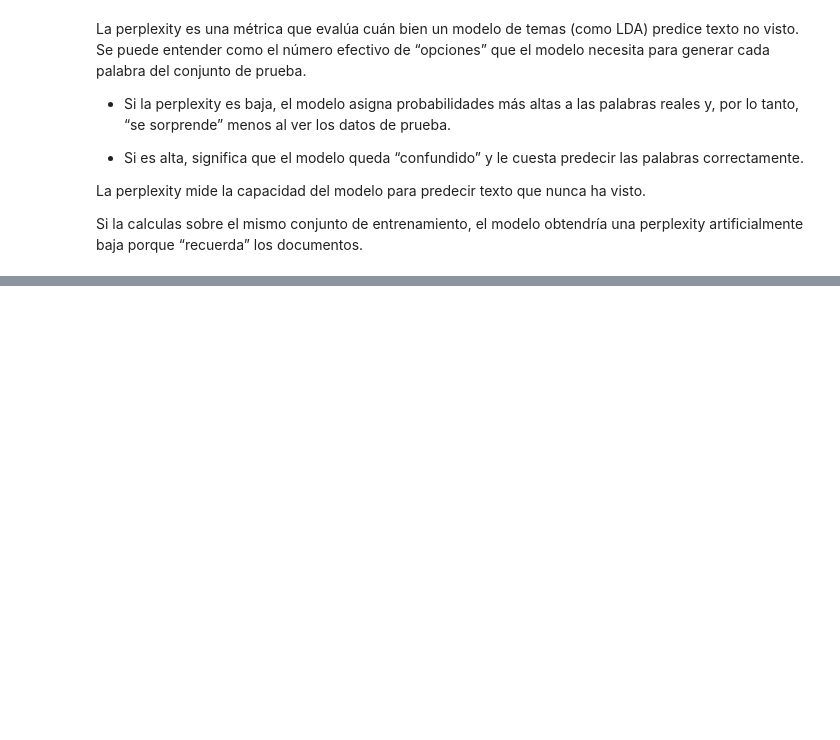
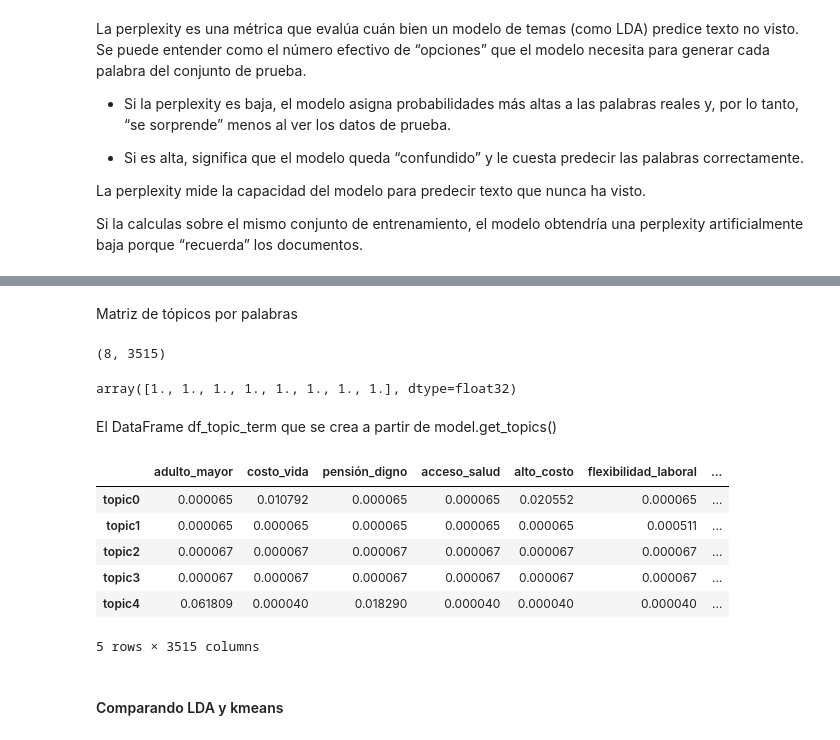
Before and after one commit to ctobar96/Comparando-topic-modeling-y-clustering, a Jupyter notebook: Tarea2_Cristian_Tobar.ipynb, the cells around one changed output, grey strips where cells are left out. Saved outputs shown, nothing was run; the diff lists cells and outputs as text; code cells hidden in the pictures; blank space fills up the shorter version.

```diff
--- a/Tarea2_Cristian_Tobar.ipynb
+++ b/Tarea2_Cristian_Tobar.ipynb
@@ -593,0 +539,19 @@ for idx, topic in hdp.show_topics(formatted=False, num_topics=10):
+# %%
+# Parámetros de entrenamiento
+num_topics = 8     # Número de topicos a extraer
+chunksize = 1000    # Num de documentos procesados en cada lote
+passes = 20         # Cuántas veces recorre todo el corpus
+iterations = 200    # Iteraciones de optimización por lote
+
+# Modelo
+model = gensim.models.ldamodel.LdaModel(
+    corpus= dtm_gensim,     #  representación BoW de tus documentos
+    id2word= diccionario_bigramas,   # mapeo id ↔ token
+    chunksize= chunksize,
+    alpha='auto',
+    eta='auto',
+    iterations= iterations,
+    num_topics= num_topics,
+    passes= passes,
+    random_state= 42 # fija semilla para reproducibilidad
+)
@@ -593,0 +579,3 @@ for idx, topic in hdp.show_topics(formatted=False, num_topics=10):
+# %%
+for i, terms in model.show_topics(formatted=False, num_words=10):
+    print(f"Topic {i}: {[w for w, _ in terms]}")
@@ -593,0 +615,29 @@ for idx, topic in hdp.show_topics(formatted=False, num_topics=10):
+# %% [markdown]
+Matriz de tópicos por palabras
+# %%
+model.get_topics().shape
+# %% [output]
+(8, 3515)
+# %%
+model.get_topics().sum(axis=1)
+# %% [output]
+array([1., 1., 1., 1., 1., 1., 1., 1.], dtype=float32)
+# %% [markdown]
+El DataFrame df_topic_term que se crea a partir de model.get_topics()
+# %%
+df_topic_term = pd.DataFrame(model.get_topics(),
+                             columns=model.id2word.values(),
+                             index=[f'topic{i}' for i in range(model.num_topics)])
+# %%
+# Inspección del dataframe
+df_topic_term.head()
+# %% [output]
+|  | adulto_mayor | costo_vida | pensión_digno | acceso_salud | alto_costo | flexibilidad_laboral | ... |
+| topic0 | 0.000065 | 0.010792 | 0.000065 | 0.000065 | 0.020552 | 0.000065 | ... |
+| topic1 | 0.000065 | 0.000065 | 0.000065 | 0.000065 | 0.000065 | 0.000511 | ... |
+| topic2 | 0.000067 | 0.000067 | 0.000067 | 0.000067 | 0.000067 | 0.000067 | ... |
+| topic3 | 0.000067 | 0.000067 | 0.000067 | 0.000067 | 0.000067 | 0.000067 | ... |
+| topic4 | 0.061809 | 0.000040 | 0.018290 | 0.000040 | 0.000040 | 0.000040 | ... |
+5 rows × 3515 columns
+# %% [markdown]
+#### Comparando LDA y kmeans
```
Also changed, not shown: parts of 22 cells of this notebook.
